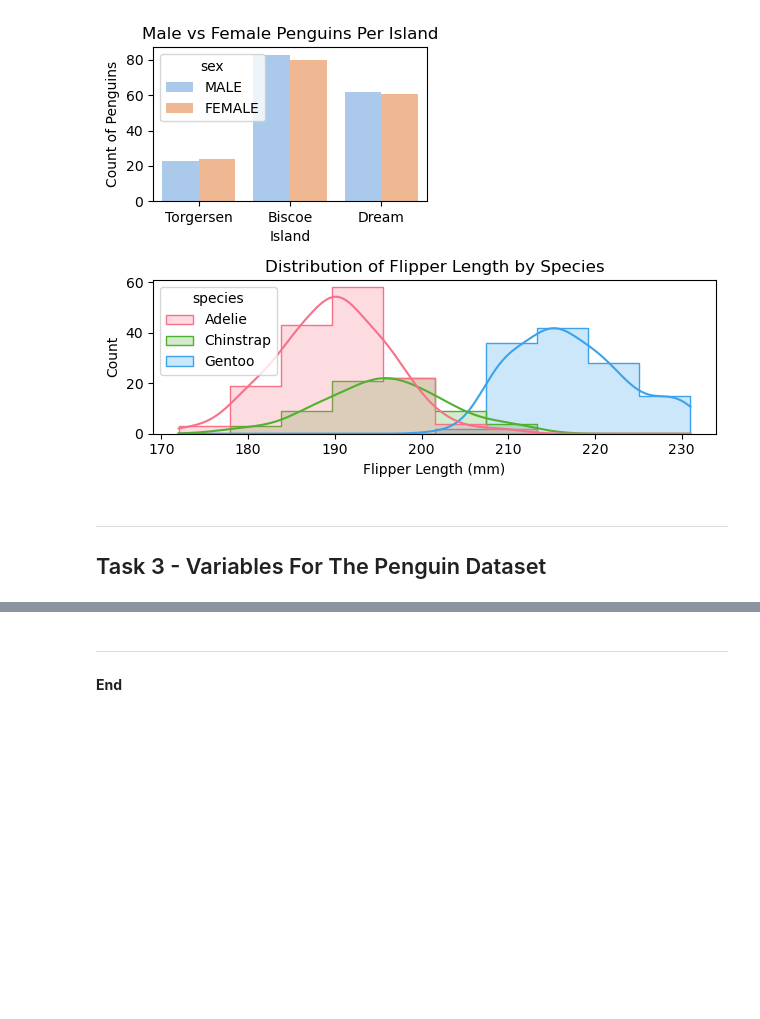
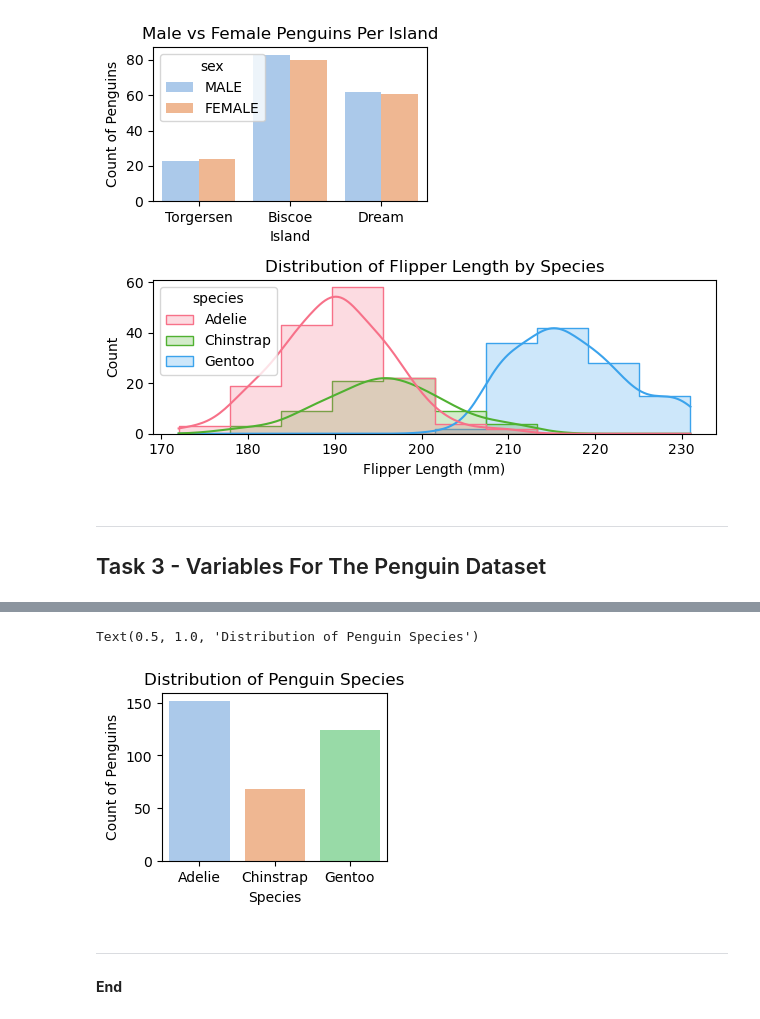
Before and after one commit to turps-pc90/fund_data, a Jupyter notebook: tasks.ipynb, the cells around one changed output, grey strips where cells are left out. Saved outputs shown, nothing was run; the diff lists cells and outputs as text; code cells hidden in the pictures; blank space fills up the shorter version.

```diff
--- a/tasks.ipynb
+++ b/tasks.ipynb
@@ -207,3 +246,16 @@ Korstanje, J. (2020, September 15). 7 Statistical Distributions That Every Data
+# %%
+# Library Imports
+import matplotlib.pyplot as plt
+
+# Bar Chart To Show Breakdown of Penguin Species
+plt.subplot(2, 2, 1)
+g = sns.countplot(x = 'species', data = df, palette='pastel', linewidth=0.5)
+g.set_xlabel('Species')
+g.set_ylabel('Count of Penguins')
+g.set_title('Distribution of Penguin Species')
+# %% [output]
+Text(0.5, 1.0, 'Distribution of Penguin Species')
+[figure, added]
 # %% [markdown]
 ***
 **End**
```
Also changed, not shown: parts of 12 cells of this notebook.
